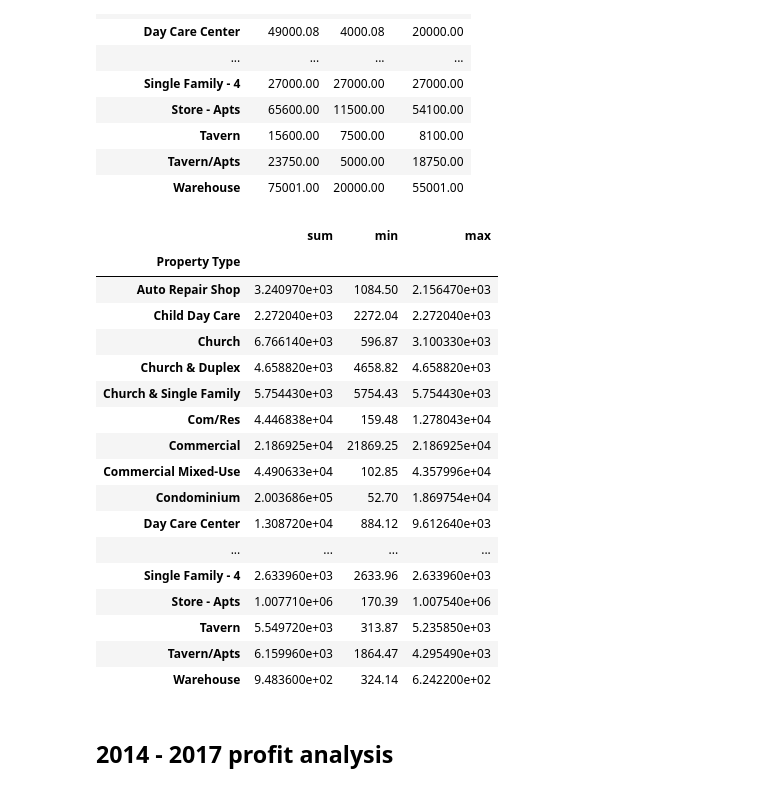
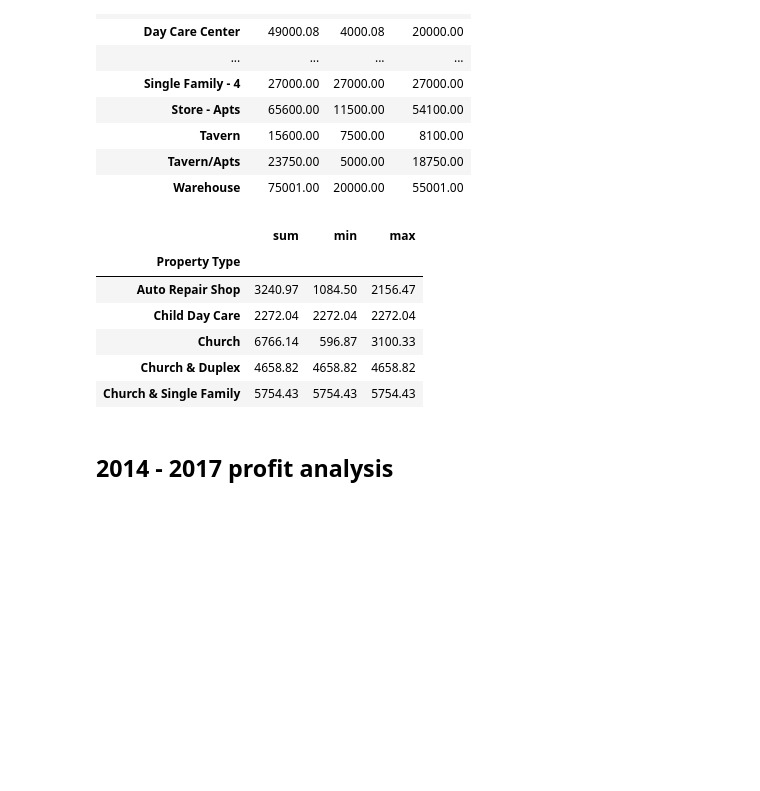
Before and after one commit to inaborges/ciopapp_streamlit, a Jupyter notebook: Total Number of City-Owned Improved Properties Sold by Year - Milwaukee.ipynb, the cells around one changed output. Saved outputs shown, nothing was run; the diff lists cells and outputs as text; code cells hidden in the pictures; blank space fills up the shorter version.

```diff
--- a/Total Number of City-Owned Improved Properties Sold by Year - Milwaukee.ipynb
+++ b/Total Number of City-Owned Improved Properties Sold by Year - Milwaukee.ipynb
@@ -209,26 +209,15 @@ prop_type_sale_price
 | Warehouse | 75001.00 | 20000.00 | 55001.00 |
 # %%
 prop_type_man_exp = city_prop.groupby('Property Type')['Total Mgt. Expenses'].agg([sum, min, max])
-prop_type_man_exp
+prop_type_man_exp.round(2).head()
 # %% [output]
 |  | sum | min | max |
 | Property Type |  |  |  |
-| Auto Repair Shop | 3.240970e+03 | 1084.50 | 2.156470e+03 |
-| Child Day Care | 2.272040e+03 | 2272.04 | 2.272040e+03 |
-| Church | 6.766140e+03 | 596.87 | 3.100330e+03 |
-| Church & Duplex | 4.658820e+03 | 4658.82 | 4.658820e+03 |
-| Church & Single Family | 5.754430e+03 | 5754.43 | 5.754430e+03 |
-| Com/Res | 4.446838e+04 | 159.48 | 1.278043e+04 |
-| Commercial | 2.186925e+04 | 21869.25 | 2.186925e+04 |
-| Commercial Mixed-Use | 4.490633e+04 | 102.85 | 4.357996e+04 |
-| Condominium | 2.003686e+05 | 52.70 | 1.869754e+04 |
-| Day Care Center | 1.308720e+04 | 884.12 | 9.612640e+03 |
-| ... | ... | ... | ... |
-| Single Family - 4 | 2.633960e+03 | 2633.96 | 2.633960e+03 |
-| Store - Apts | 1.007710e+06 | 170.39 | 1.007540e+06 |
-| Tavern | 5.549720e+03 | 313.87 | 5.235850e+03 |
-| Tavern/Apts | 6.159960e+03 | 1864.47 | 4.295490e+03 |
-| Warehouse | 9.483600e+02 | 324.14 | 6.242200e+02 |
+| Auto Repair Shop | 3240.97 | 1084.50 | 2156.47 |
+| Child Day Care | 2272.04 | 2272.04 | 2272.04 |
+| Church | 6766.14 | 596.87 | 3100.33 |
+| Church & Duplex | 4658.82 | 4658.82 | 4658.82 |
+| Church & Single Family | 5754.43 | 5754.43 | 5754.43 |
 # %% [markdown]
 ## 2014 - 2017 profit analysis
 # %% [markdown]
```
Also changed, not shown: parts of 8 cells of this notebook, 7 other files.
